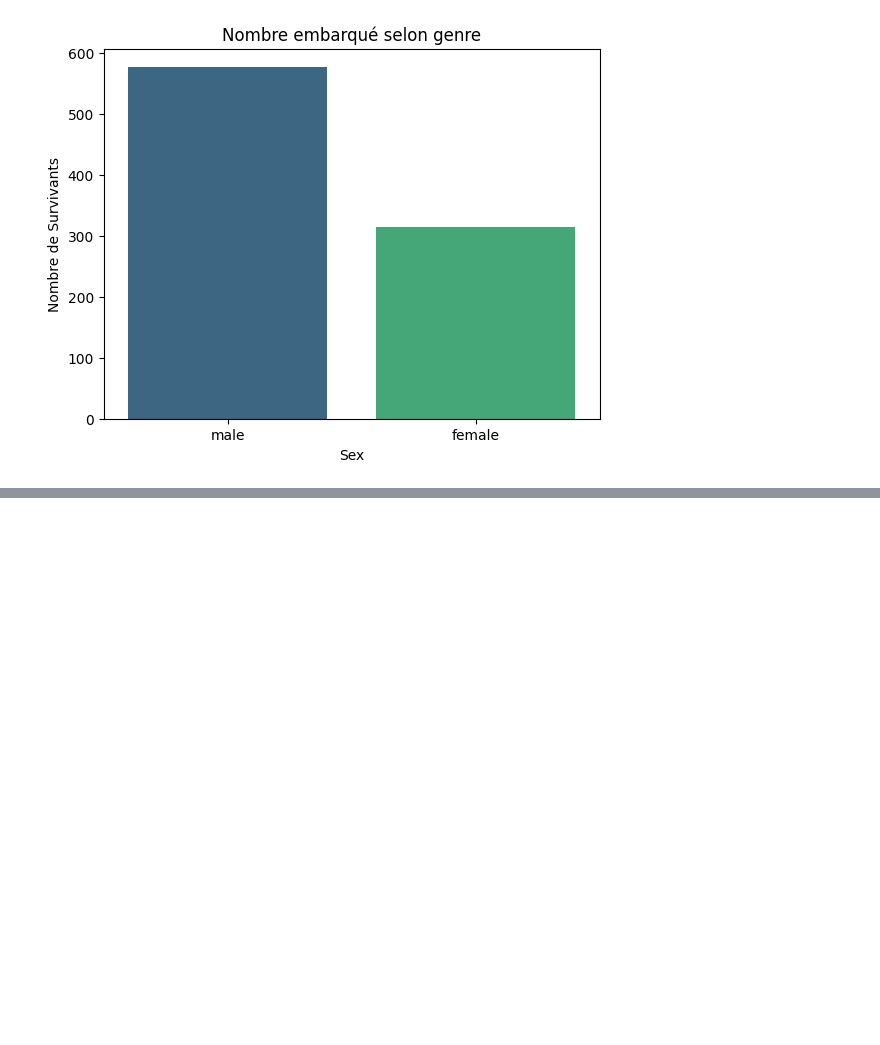
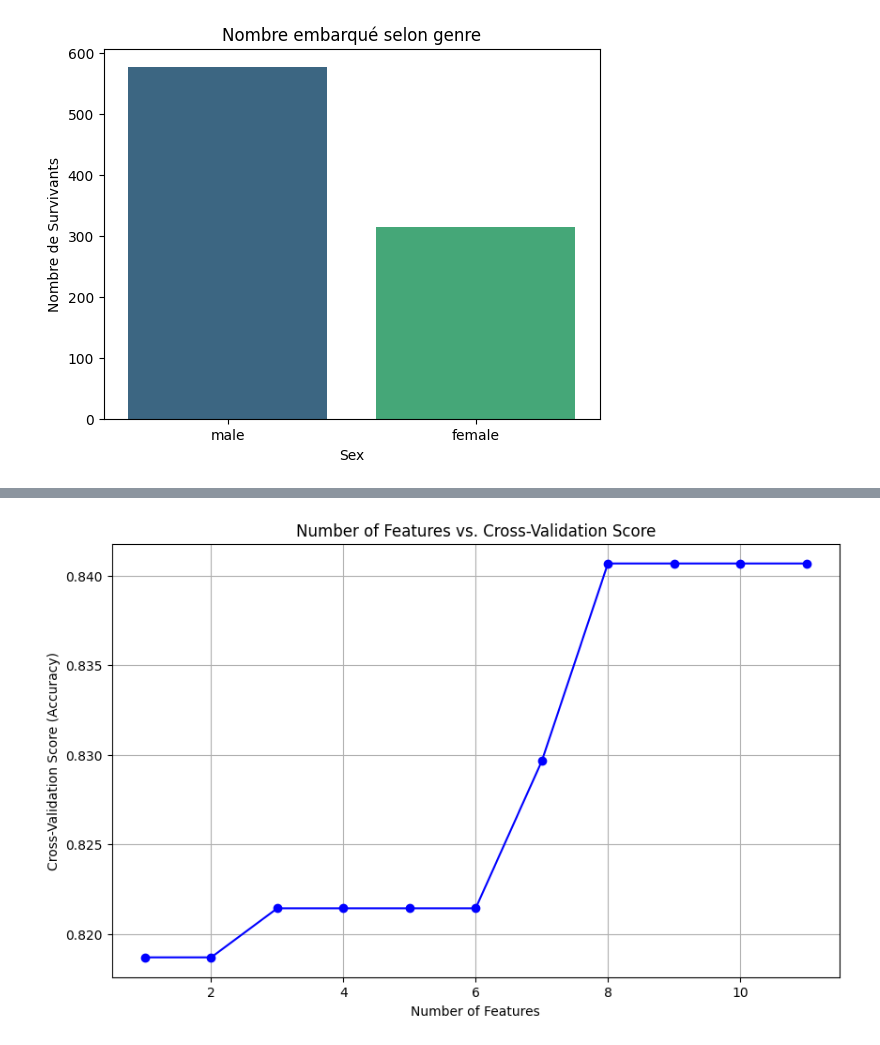
Before and after one commit to Lylyss97x/MachineLearning, a Jupyter notebook: LogisticRegression/regLogistic.ipynb, the cells around one changed output, grey strips where cells are left out. Saved outputs shown, nothing was run; the diff lists cells and outputs as text; code cells hidden in the pictures; blank space fills up the shorter version.

Commit message:
Suite_Logistic

```diff
--- a/LogisticRegression/regLogistic.ipynb
+++ b/LogisticRegression/regLogistic.ipynb
@@ -283,0 +327,25 @@ Passing `palette` without assigning `hue` is deprecated and will be removed in v
+# %%
+import pandas as pd
+import matplotlib.pyplot as plt
+from sklearn.feature_selection import RFECV
+
+X_train, X_val, y_train, y_val = train_test_split(X_train, y_train, test_size=0.2, random_state=42)
+
+log_reg = LogisticRegression(max_iter=1000)
+
+rfecv = RFECV(estimator=log_reg, step=1, cv=5, scoring='accuracy')
+
+rfecv.fit(X_train, y_train)
+
+mean_test_scores = rfecv.cv_results_['mean_test_score']
+
+
+plt.figure(figsize=(10, 6))
+plt.plot(range(1, len(mean_test_scores) + 1), mean_test_scores, marker='o', color='b', label='Cross-validation score')
+plt.title('Number of Features vs. Cross-Validation Score')
+plt.xlabel('Number of Features')
+plt.ylabel('Cross-Validation Score (Accuracy)')
+plt.grid(True)
+plt.show()
+# %% [output]
+[figure, added]
```
Also changed, not shown: parts of 1 cell of this notebook.
